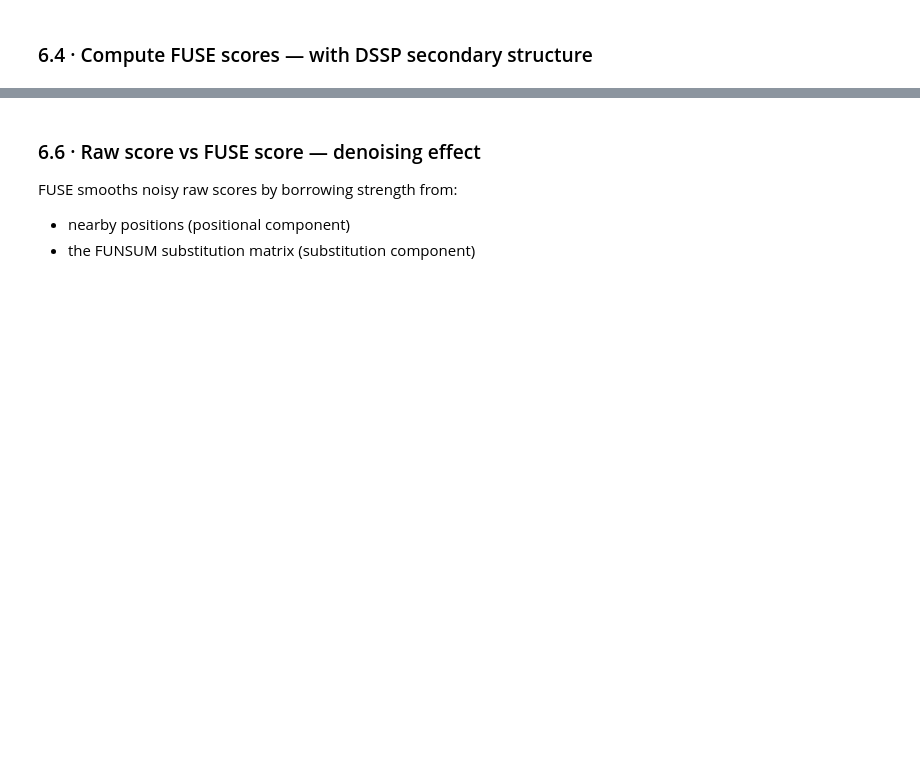
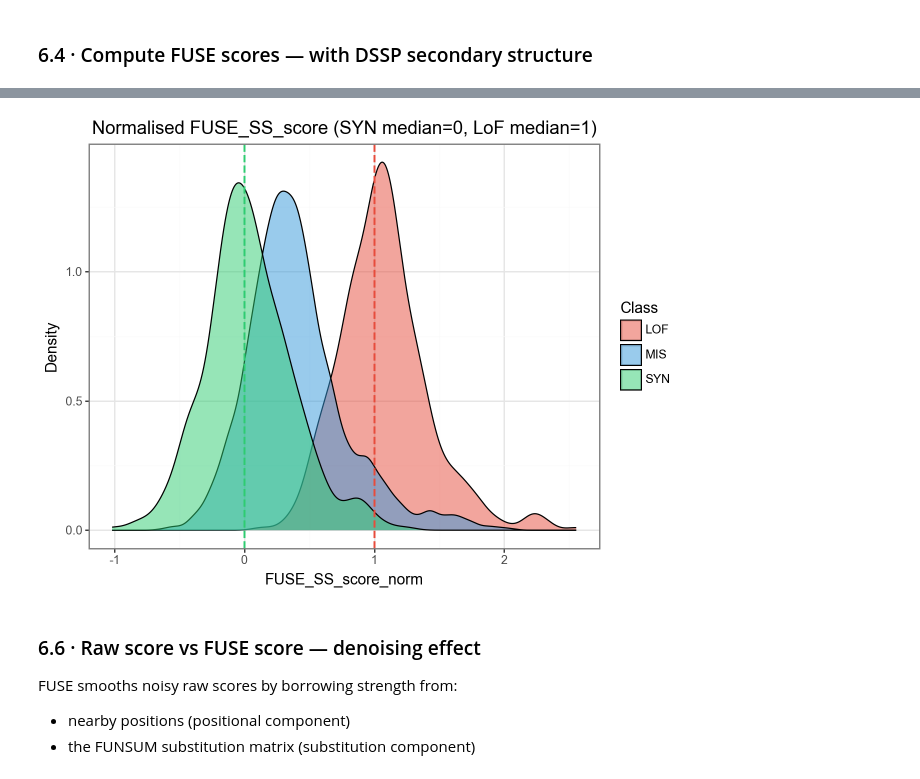
Before and after one commit to TYTYBU/crispr-BEAN-FUSE, a Jupyter notebook: crispr_bean_workflow.ipynb, the cells around one changed output, grey strips where cells are left out. Saved outputs shown, nothing was run; the diff lists cells and outputs as text; code cells hidden in the pictures; blank space fills up the shorter version.

```diff
--- a/crispr_bean_workflow.ipynb
+++ b/crispr_bean_workflow.ipynb
@@ -671,0 +711,18 @@ df_obs = df_fuse.dropna(subset=["raw_score"]).copy()
+# %%
+df_fuse_norm = calculate_fuse_scores(
+    input_csv         = LDLR_CSV,
+    target_decoder    = LDLR_DECODER,
+    include_lof       = True,
+    dss_path          = LDLR_DSS,
+    dssp_offset       = 21,
+    gene_name         = "LDLR",
+    mu_sd_max         = 1.0,
+    scale_fuse_scores = True,   # adds FUSE_score_norm / FUSE_SS_score_norm
+)
+
+# Quick sanity check: median by functional class
+print(df_fuse_norm.groupby("functional_class")[["FUSE_score_norm", "FUSE_SS_score_norm"]].median().round(3))
+
+df_fuse_norm[["gene", "aapos", "aaref", "aaalt", "functional_class",
+              "FUSE_score", "FUSE_score_norm",
+              "FUSE_SS_score", "FUSE_SS_score_norm"]].head(8)
@@ -671,0 +761,16 @@ df_obs = df_fuse.dropna(subset=["raw_score"]).copy()
+# %%
+df_obs_norm = df_fuse_norm.dropna(subset=["raw_score"]).copy()
+
+(
+    ggplot(df_obs_norm, aes(x="FUSE_SS_score_norm", fill="functional_class"))
+    + geom_density(alpha=0.5)
+    + geom_vline(xintercept=0, linetype="dashed", color="#2ecc71", size=0.8)
+    + geom_vline(xintercept=1, linetype="dashed", color="#e74c3c", size=0.8)
+    + scale_fill_manual(values={"SYN": "#2ecc71", "MIS": "#3498db", "LOF": "#e74c3c"})
+    + labs(
+        title="Normalised FUSE_SS_score (SYN median=0, LoF median=1)",
+        x="FUSE_SS_score_norm", y="Density", fill="Class",
+    )
+    + theme_bw()
+)
+# %% [output]
@@ -672,3 +779,4 @@ df_obs = df_fuse.dropna(subset=["raw_score"]).copy()
+[figure, added]
 # %% [markdown]
 ### 6.6 · Raw score vs FUSE score — denoising effect
 
```
Also changed, not shown: parts of 14 cells of this notebook, 11 other files.
